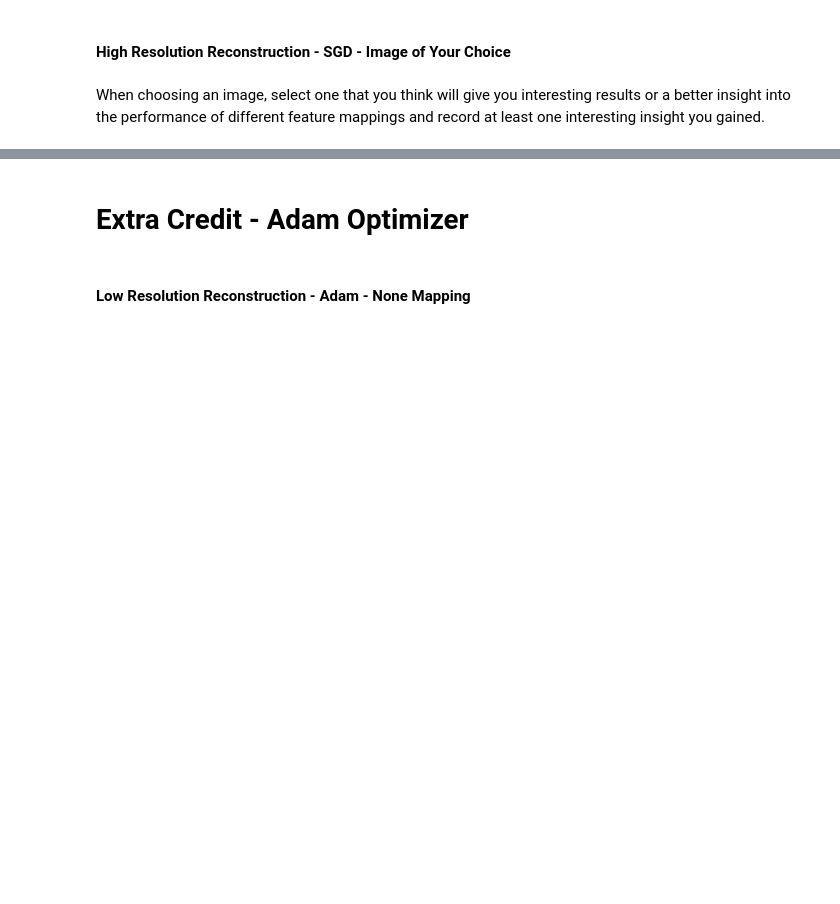
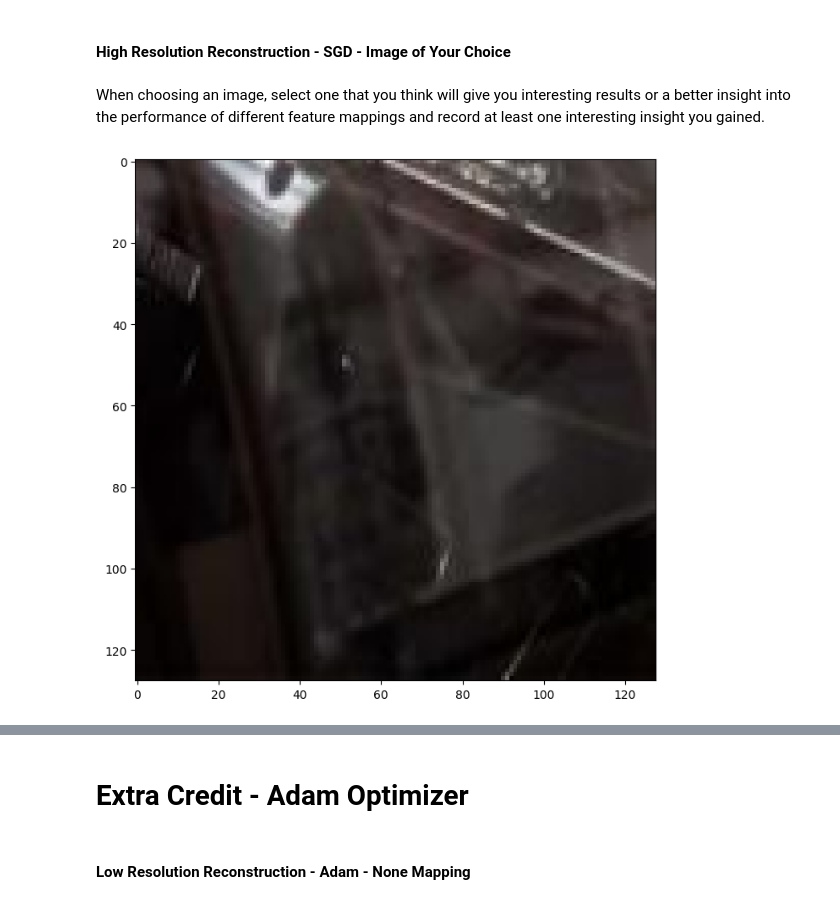
Before and after one commit to dpark9941/cs444-sp26-computer-vision, a Jupyter notebook: assignment2/neural_network.ipynb, the cells around one changed output, grey strips where cells are left out. Cells and saved outputs as stored; diff of their text form; code cells hidden in the pictures; blank space fills up the shorter version.

```diff
--- a/assignment2/neural_network.ipynb
+++ b/assignment2/neural_network.ipynb
@@ -458,6 +571,8 @@ When choosing an image, select one that you think will give you interesting resu
 # %%
 size = 128
 # TODO pick an image and replace the url string
-train_data, test_data = get_image(size, image_url="YOUR URL HERE")
+train_data, test_data = get_image(size, image_url="https://picsum.photos/200/300")
+# %% [output]
+[figure, added]
 # %%
 # TODO Use train_wrapper to retrieve newly trained model and data that will be plotted below
```
Also changed, not shown: parts of 26 cells of this notebook, 5 other files.
